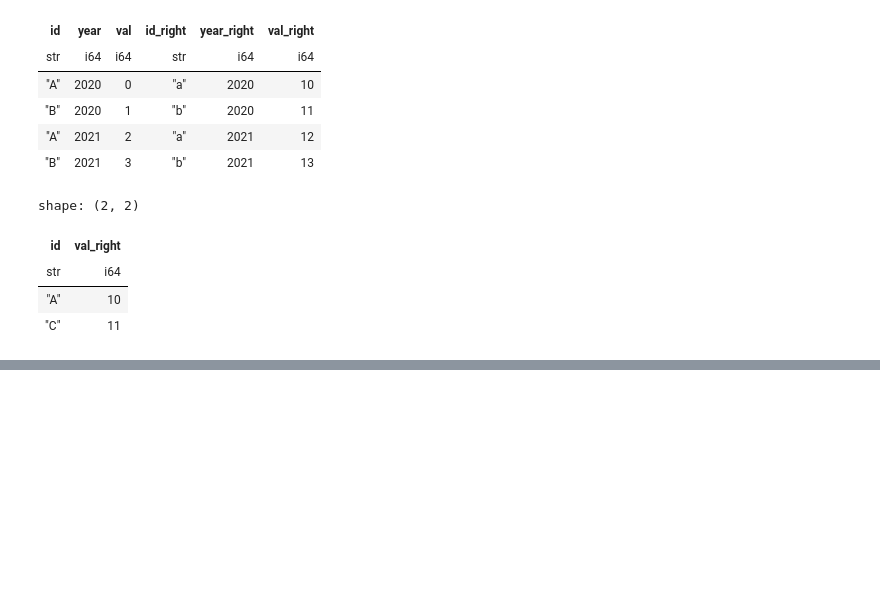
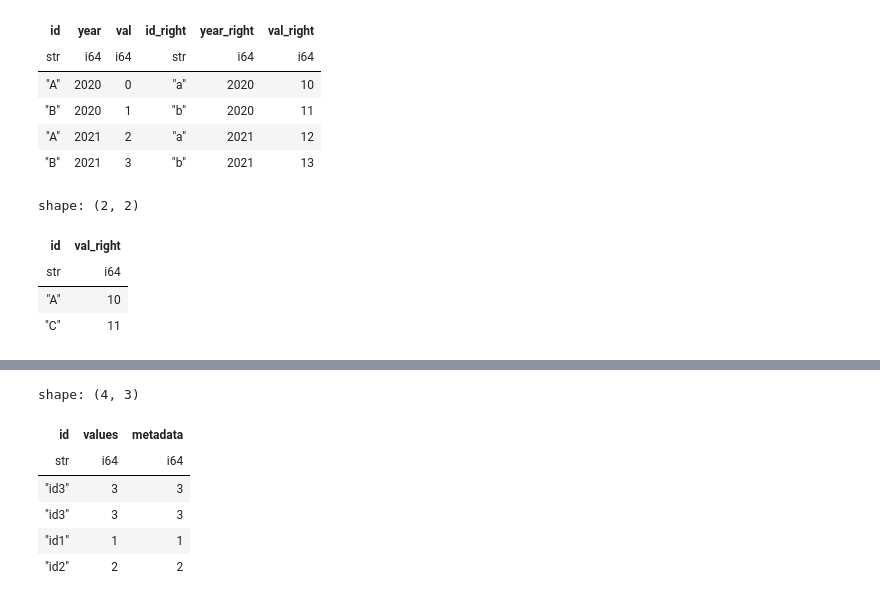
Before and after one commit to yukikitayama/data-analysis, a Jupyter notebook: polars/combining_dataframes.ipynb, the cells around one changed output, grey strips where cells are left out. Cells and saved outputs as stored; diff of their text form; code cells hidden in the pictures; blank space fills up the shorter version.

Commit message:
combine dataframes

```diff
--- a/polars/combining_dataframes.ipynb
+++ b/polars/combining_dataframes.ipynb
@@ -630,0 +633,10 @@ shape: (2, 2)
+# %%
+df_left = (
+    pl.DataFrame(
+        {
+            "id": ["id3", "id3", "id1", "id2"],
+            "values": [3,3,1,2]
+        }
+    )
+)
+df_left
@@ -630,0 +651,10 @@ shape: (2, 2)
+# %%
+df_right = (
+    pl.DataFrame(
+        {
+            "id": ["id1", "id2", "id3"],
+            "metadata": [1,2,3]
+        }
+    )
+)
+df_right
@@ -630,0 +668,16 @@ shape: (2, 2)
+# %%
+(
+    df_left
+    .join(
+        df_right,
+        on="id"
+    )
+)
+# %% [output]
+shape: (4, 3)
+| id | values | metadata |
+| str | i64 | i64 |
+| "id3" | 3 | 3 |
+| "id3" | 3 | 3 |
+| "id1" | 1 | 1 |
+| "id2" | 2 | 2 |
```
Also changed, not shown: parts of 16 cells of this notebook, 1 other file.
